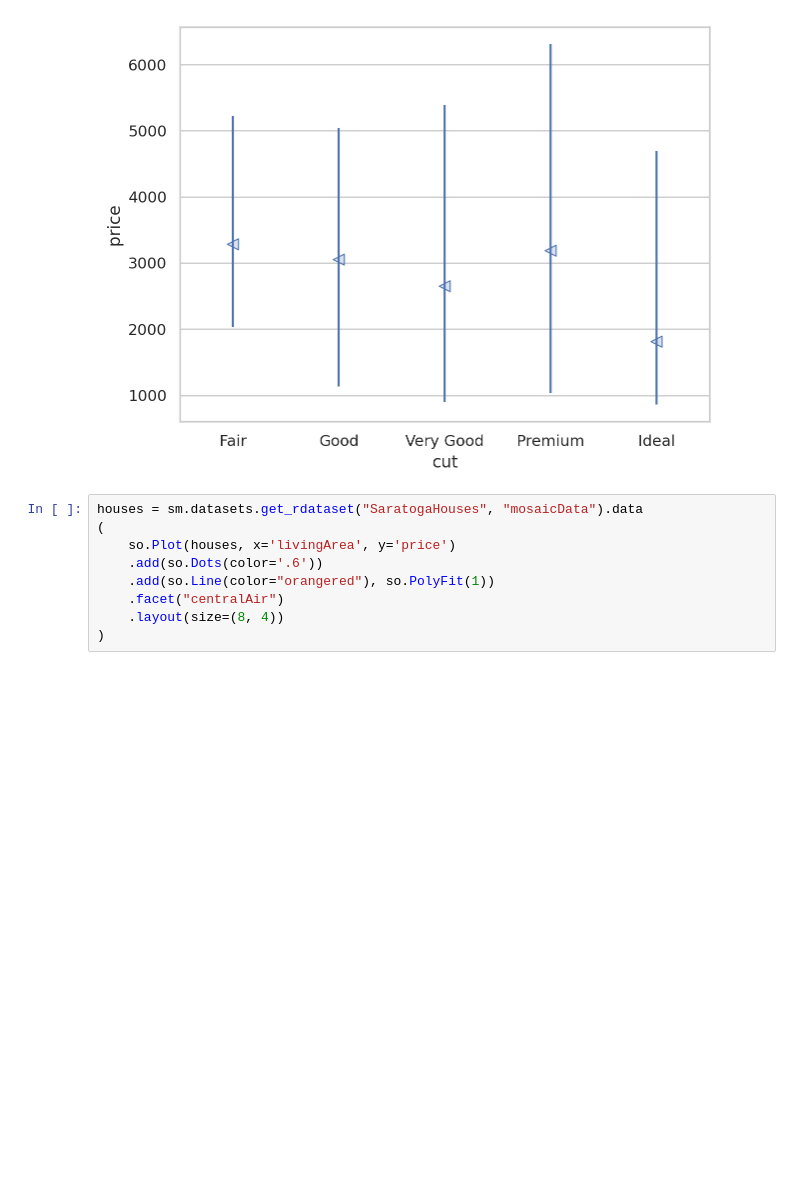
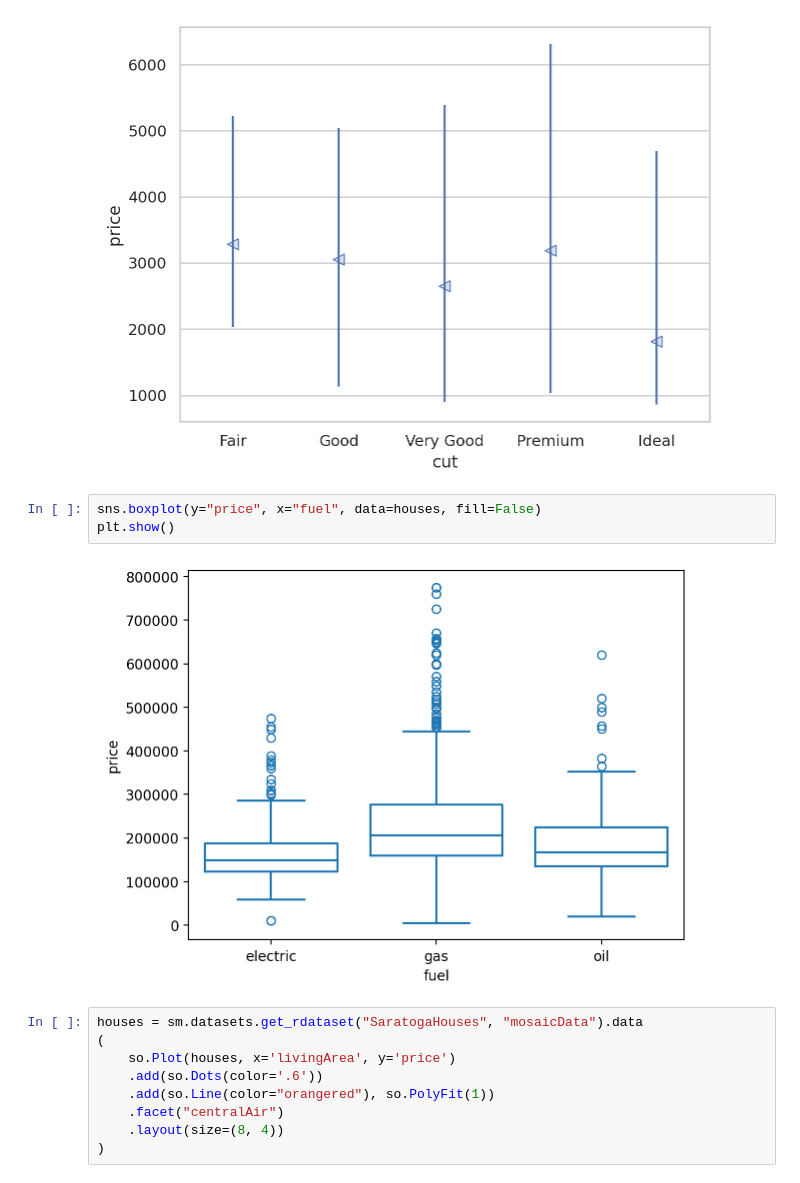
Before and after one commit to Felix-Silas/2024-1-Class, a Jupyter notebook: Data Analysis and Visualization/Final_exam_cheetsheet.ipynb, the cells around one changed output. Drawn from its saved outputs; the diff is of its cells as text; blank space fills up the shorter version.

```diff
--- a/Data Analysis and Visualization/Final_exam_cheetsheet.ipynb
+++ b/Data Analysis and Visualization/Final_exam_cheetsheet.ipynb
@@ -107,6 +107,11 @@ daily = flights.groupby("date").size().reset_index(name="n")
 cut = rangeplot(diamonds, x="cut", y="price").show()
 # %% [output]
 [figure]
+# %%
+sns.boxplot(y="price", x="fuel", data=houses, fill=False)
+plt.show()
+# %% [output]
+[figure, added]
 # %%
 houses = sm.datasets.get_rdataset("SaratogaHouses", "mosaicData").data
 (
```
Also changed, not shown: parts of 19 cells of this notebook.
